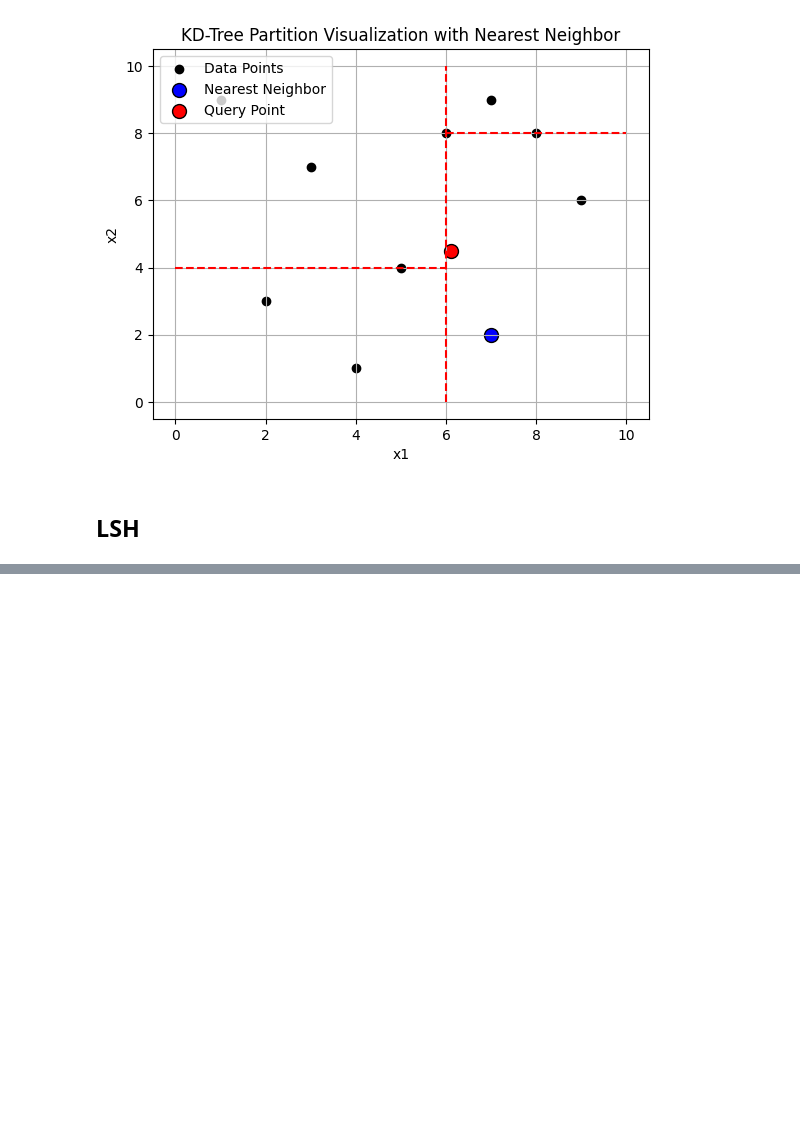
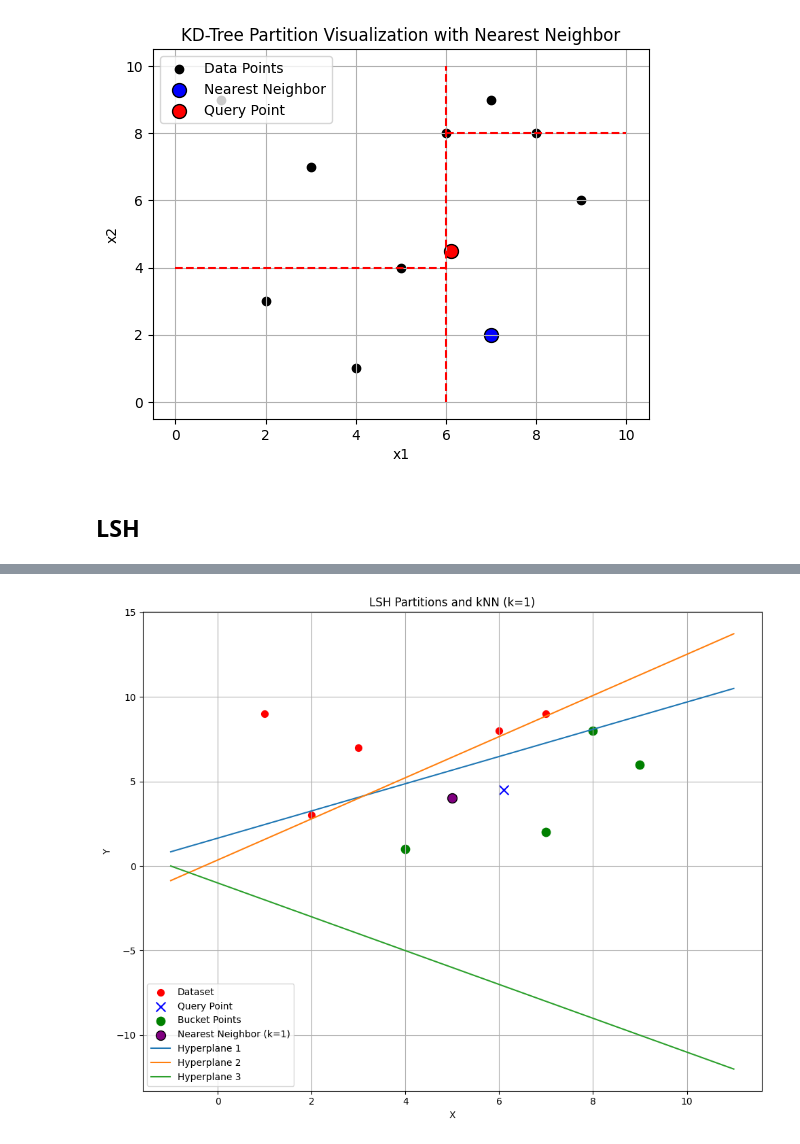
Before and after one commit to Jain-Laksh/ES335-assignment-4, a Jupyter notebook: task2.ipynb, the cells around one changed output, grey strips where cells are left out. Saved outputs shown, nothing was run; the diff lists cells and outputs as text; code cells hidden in the pictures; blank space fills up the shorter version.

```diff
--- a/task2.ipynb
+++ b/task2.ipynb
@@ -1000,0 +1006,86 @@ plt.show()
+# %%
+import numpy as np
+import matplotlib.pyplot as plt
+
+# Dataset
+dataset_2d = np.array([
+    [1, 9], [2, 3], [4, 1], [3, 7], [5, 4],
+    [6, 8], [7, 2], [8, 8], [7, 9], [9, 6]
+])
+query_point = np.array([6.1, 4.5])
+
+P = 3
+np.random.seed(35)
+R = np.random.randn(dataset_2d.shape[1] + 1, P)  # +1 for bias term
+
+# For simplicity, set R[:, 2] = 1 to make it easier to plot
+R[:, 2] = 1
+
+# Function to determine bucket assignment
+def assign_to_bucket(point, R):
+    """
+    Assign a point to a bucket by checking on which side of each hyperplane it lies.
+    Returns a binary hash for the bucket assignment.
+    """
+    return np.sign(R[0] + R[1] * point[0] + R[2] * point[1])
+
+# Bucket assignment for query point and dataset
+query_bucket = assign_to_bucket(query_point, R)
+buckets = np.array([assign_to_bucket(point, R) for point in dataset_2d])
+
+# Find points in the same bucket as the query point
+bucket_points = dataset_2d[np.all(buckets == query_bucket, axis=1)]
+
+# kNN within the bucket for k = 1
+if bucket_points.size > 0:
+    distances = np.linalg.norm(bucket_points - query_point, axis=1)  # Euclidean distance
+    nearest_idx = np.argmin(distances)
+    nearest_point = bucket_points[nearest_idx]
+else:
+    nearest_point = None
+
+# Plotting
+plt.figure(figsize=(10, 8))
+
+# Plot dataset and query point
+plt.scatter(dataset_2d[:, 0], dataset_2d[:, 1], color="red", label="Dataset", s=50)
+plt.scatter(query_point[0], query_point[1], color="blue", label="Query Point", marker='x', s=100)
+
+# Highlight bucket points
+if bucket_points.size > 0:
+    plt.scatter(bucket_points[:, 0], bucket_points[:, 1], color="green", label="Bucket Points", s=80)
+
+# Highlight the nearest neighbor
+if nearest_point is not None:
+    plt.scatter(nearest_point[0], nearest_point[1], color="purple", label="Nearest Neighbor (k=1)", s=100, edgecolors='black')
+
+# Plot hyperplanes
+x_range = np.linspace(dataset_2d[:, 0].min() - 2, dataset_2d[:, 0].max() + 2, 500)
+
+for i in range(R.shape[1]):
+    if abs(R[2, i]) > 1e-6:  # Avoid division by zero
+        x2 = (-R[0, i] - R[1, i] * x_range) / R[2, i]
+        plt.plot(x_range, x2, label=f'Hyperplane {i+1}')
+    else:
+        # Vertical hyperplane case
+        x_fixed = -R[0, i] / R[1, i] if abs(R[1, i]) > 1e-6 else 0
+        plt.axvline(x=x_fixed, label=f'Hyperplane {i+1} (Vertical)', linestyle='--')
+
+# Labels and legend
+plt.xlabel('X')
+plt.ylabel('Y')
+plt.title('LSH Partitions and kNN (k=1)')
+plt.legend()
+
+# Show the plot
+plt.grid(True)
+plt.tight_layout()
+plt.show()
+
+# Output the nearest neighbor
+if nearest_point is not None:
+    print(f"Nearest neighbor to the query point in the same bucket: {nearest_point}")
+else:
+    print("No points in the same bucket as the query point.")
+# %% [output]
+[figure, added]
```
Also changed, not shown: parts of 8 cells of this notebook.
